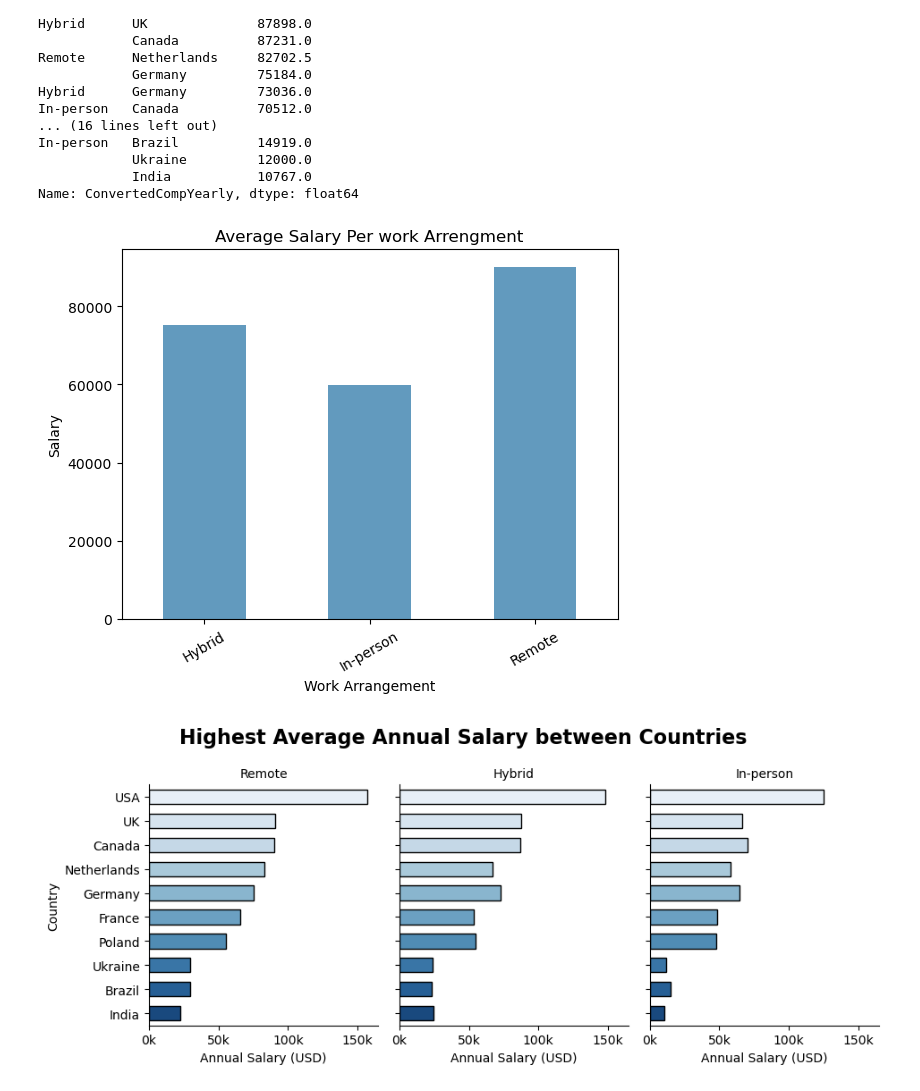
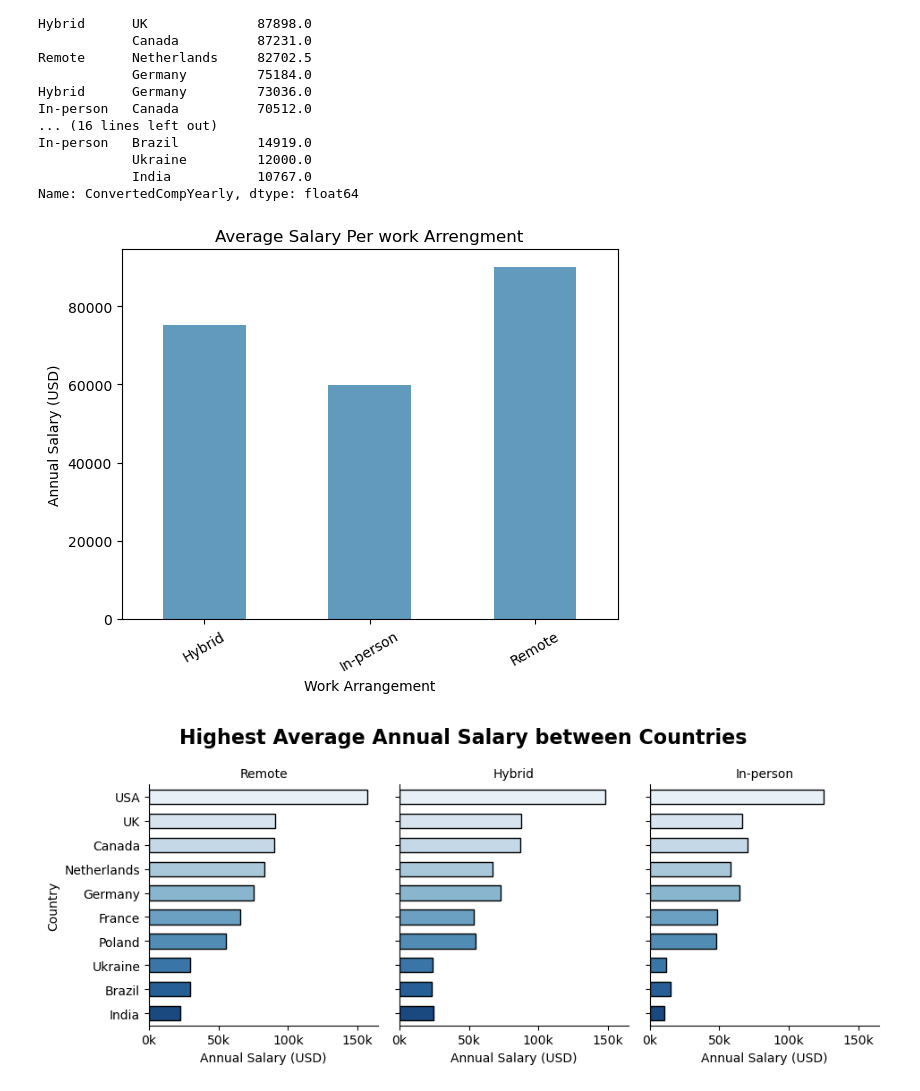
Before and after one commit to Hawradayan/Developer-Survey, a Jupyter notebook: Notebooks/SurveyProject.ipynb, the cells around one changed output. Saved outputs shown, nothing was run; the diff lists cells and outputs as text; code cells hidden in the pictures.

```diff
--- a/Notebooks/SurveyProject.ipynb
+++ b/Notebooks/SurveyProject.ipynb
@@ -340,12 +348,13 @@ Name: ConvertedCompYearly, dtype: float64
 # %%
 avgSal.plot(kind='bar', color='#629abe')
 plt.title('Average Salary Per work Arrengment')
 plt.xlabel('Work Arrangement')
-plt.ylabel('Salary')
+plt.ylabel('Annual Salary (USD)')
 plt.xticks( rotation=30)
+plt.savefig('SalW', dpi=300, bbox_inches="tight", transparent=True)
 plt.show()
 # %% [output]
-[figure, old version]
+[figure, new version]
 # %%
 df_long = avgSalC.reset_index(name='Salary')
 df_long['Salary'] = df_long['Salary'] / 1000
```
Also changed, not shown: parts of 20 cells of this notebook.
